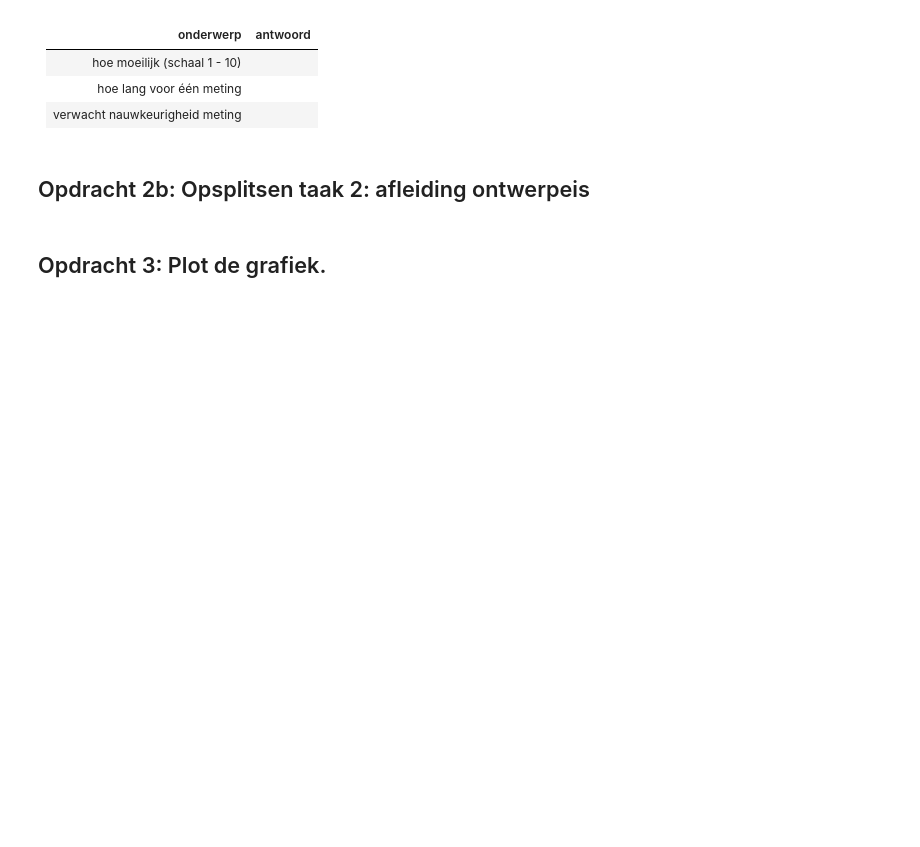
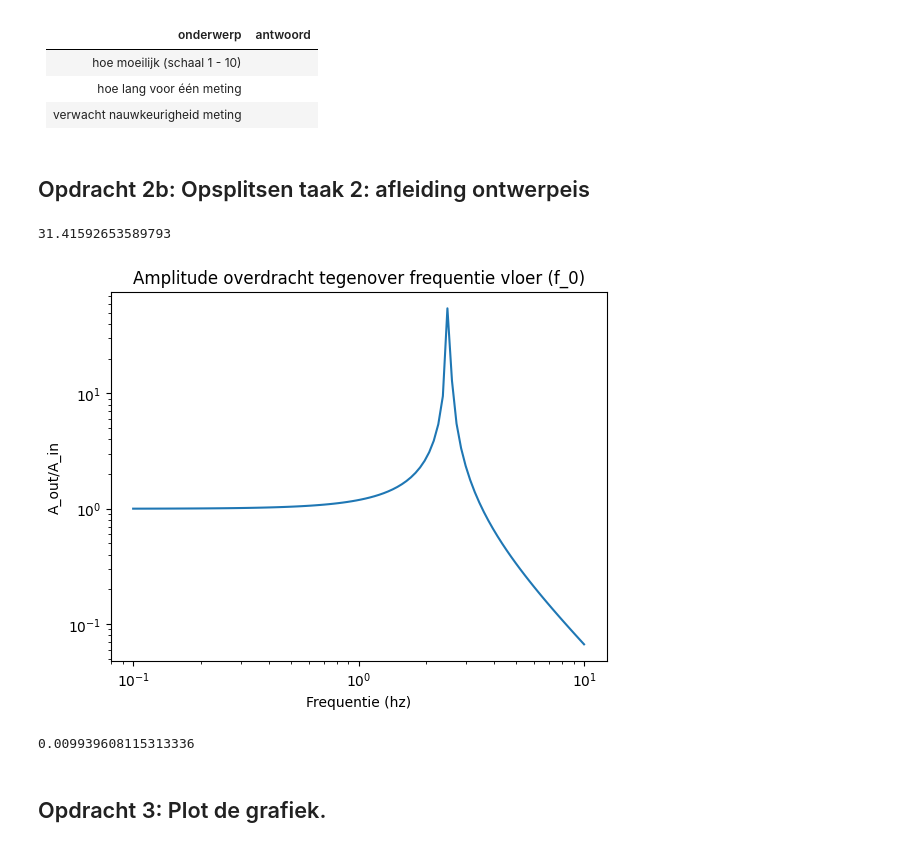
Before and after one commit to Nina925/opdrachten-DEF-D, a Jupyter notebook: FysiekeOntwerpopdrachten/5MaakEenOpstellingTrillingsvrij/Ontwerpopdracht5MaakEenOpstellingTrillingsvrijInvulTemplate.ipynb, the cells around one changed output. Drawn from its saved outputs; the diff is of its cells as text; code cells hidden in the pictures; blank space fills up the shorter version.

```diff
--- a/FysiekeOntwerpopdrachten/5MaakEenOpstellingTrillingsvrij/Ontwerpopdracht5MaakEenOpstellingTrillingsvrijInvulTemplate.ipynb
+++ b/FysiekeOntwerpopdrachten/5MaakEenOpstellingTrillingsvrij/Ontwerpopdracht5MaakEenOpstellingTrillingsvrijInvulTemplate.ipynb
@@ -46,10 +46,34 @@ Vul onderstaande tabel in:
 ## Opdracht 2b: Opsplitsen taak 2: afleiding ontwerpeis
 # %%
 # Bereken hier je benodigde kantelfrequentie
+f_0 = 5
+w_0 = 2 *np.pi*f_0
+w = np.sqrt(2) * w_0
+print(w_0)
+# %% [output]
+31.41592653589793
 # %%
 # Voeg hier je plot in.
+
+f_test = np.logspace(-1,1,100)
+w_test = 2 *np.pi*f_test
+A = np.abs(1/(1-((w_test**2)/((2*np.pi*2.5)**2))))
+
+plt.plot(f_test,A)
+plt.title("Amplitude overdracht tegenover frequentie vloer (f_0)")
+plt.ylabel("A_out/A_in")
+plt.xlabel("Frequentie (hz)")
+plt.xscale('log')
+plt.yscale('log')
+plt.show()
+# %% [output]
+[figure, added]
 # %%
 # Bereken hier de minimale Delta-x waarbij je aan de eis van de opdracht voldoet.
+delta_x = 9.81 / w_0**2
+print(delta_x)
+# %% [output]
+0.009939608115313336
 # %% [markdown]
 ## Opdracht 3: Plot de grafiek.
 # %%
```
Also changed, not shown: parts of 3 cells of this notebook.
